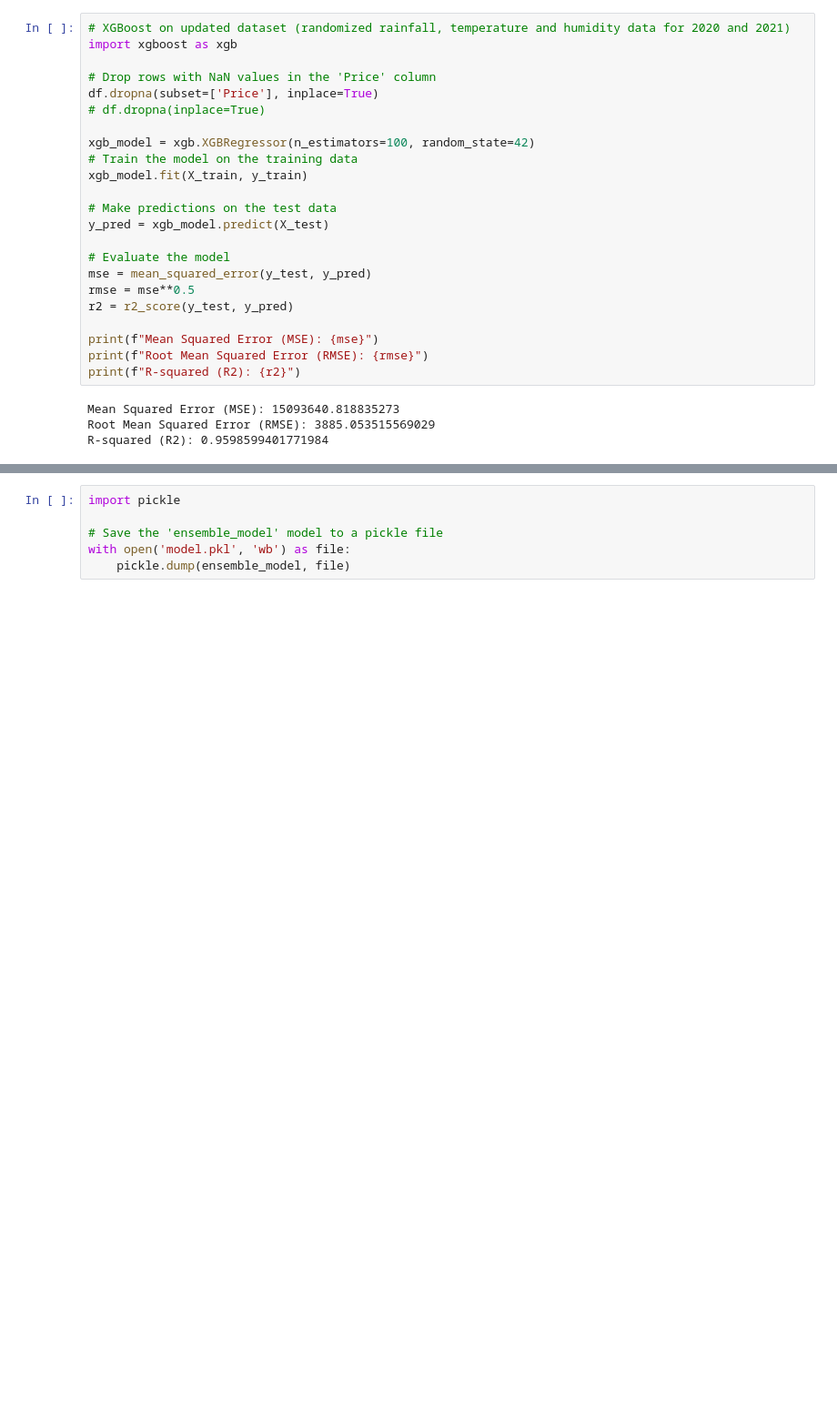
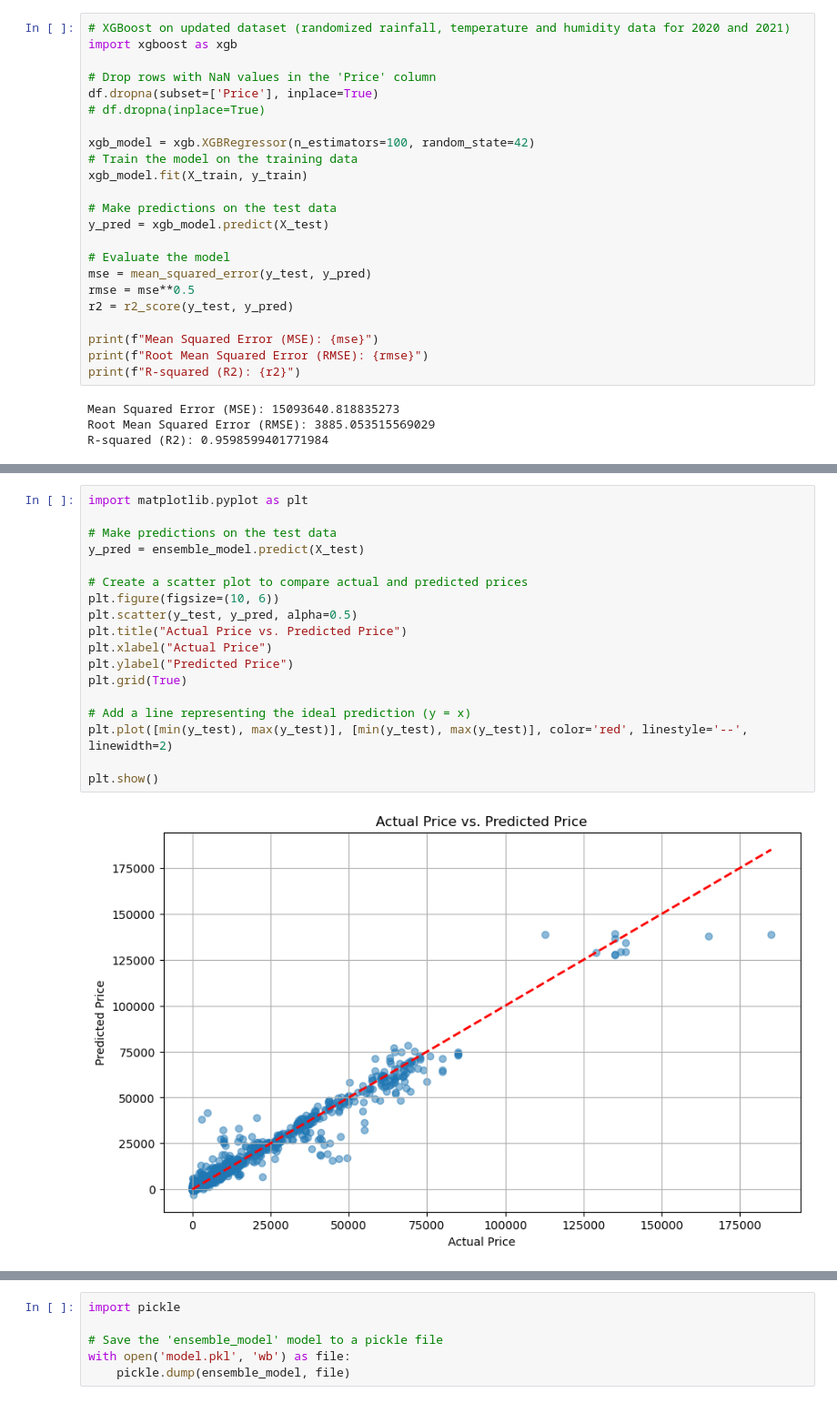
Before and after one commit to NafisaProme/CSE498R-Project, a Jupyter notebook: Model.ipynb, the cells around one changed output, grey strips where cells are left out. Shown at 91% size. Drawn from its saved outputs; the diff is of its cells as text; blank space fills up the shorter version.

Commit message:
model updated

```diff
--- a/Model.ipynb
+++ b/Model.ipynb
@@ -615,0 +661,20 @@ R-squared (R2): 0.9604475339732488
+# %%
+import matplotlib.pyplot as plt
+
+# Make predictions on the test data
+y_pred = ensemble_model.predict(X_test)
+
+# Create a scatter plot to compare actual and predicted prices
+plt.figure(figsize=(10, 6))
+plt.scatter(y_test, y_pred, alpha=0.5)
+plt.title("Actual Price vs. Predicted Price")
+plt.xlabel("Actual Price")
+plt.ylabel("Predicted Price")
+plt.grid(True)
+
+# Add a line representing the ideal prediction (y = x)
+plt.plot([min(y_test), max(y_test)], [min(y_test), max(y_test)], color='red', linestyle='--', linewidth=2)
+
+plt.show()
+# %% [output]
+[figure, added]
```
Also changed, not shown: parts of 6 cells of this notebook, 1 other file.
